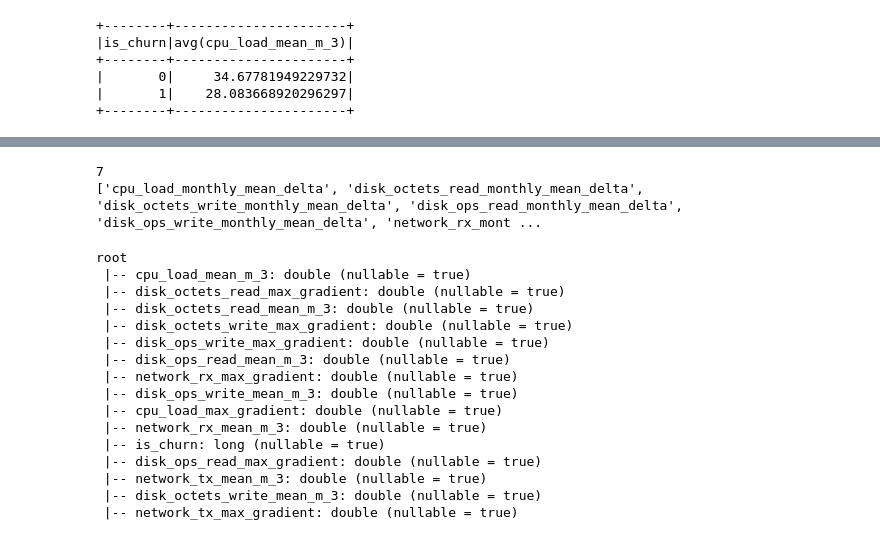
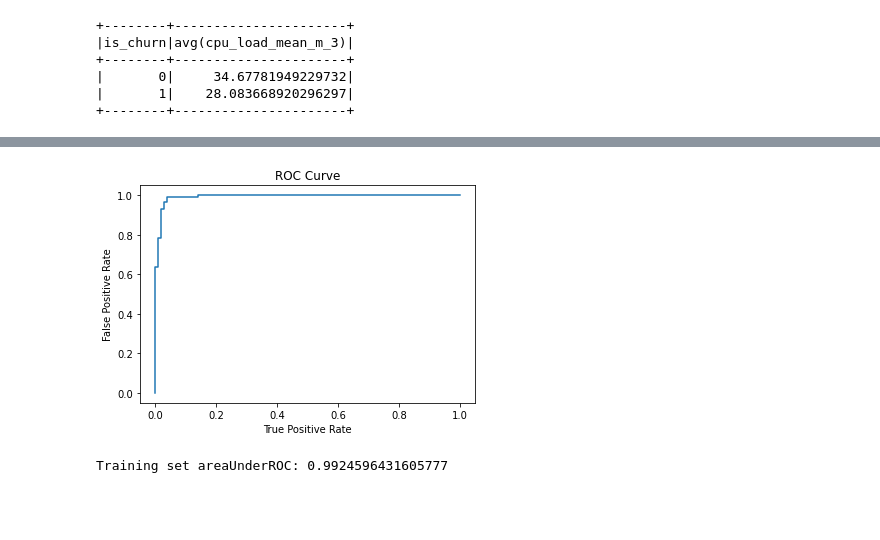
Before and after one commit to JacekPardyak/vps, a Jupyter notebook: pyspark.ipynb, the cells around one changed output, grey strips where cells are left out. Saved outputs shown, nothing was run; the diff lists cells and outputs as text; code cells hidden in the pictures; blank space fills up the shorter version.

```diff
--- a/pyspark.ipynb
+++ b/pyspark.ipynb
@@ -16,0 +5,4 @@ Successfully installed py4j-0.10.9 pyspark-3.1.2
+# %%
+!pip install pyspark
+from pyspark.sql import SparkSession
+spark = SparkSession.builder.appName('vps').getOrCreate()
@@ -303,35 +312,15 @@ for i in range(n):
-# %%
-correlated_features = []#set()
-correlation_matrix = numeric_data.corr()
-for i in range(len(correlation_matrix .columns)):
-    for j in range(i):
-        if abs(correlation_matrix.iloc[i, j]) > 0.8:
-            colname = correlation_matrix.columns[i]
-            correlated_features.append(colname)
-print(len(correlated_features))
-print(correlated_features)
-# %% [output]
-7
-['cpu_load_monthly_mean_delta', 'disk_octets_read_monthly_mean_delta', 'disk_octets_write_monthly_mean_delta', 'disk_ops_read_monthly_mean_delta', 'disk_ops_write_monthly_mean_delta', 'network_rx_mont ...
-# %%
-set(set(df.columns) - set(correlated_features))  - set(['id'])
-df = df.select(list(set(set(df.columns) - set(correlated_features))  - set(['id'])))
-cols = df.columns
-df.printSchema()
-# %% [output]
-root
- |-- cpu_load_mean_m_3: double (nullable = true)
- |-- disk_octets_read_max_gradient: double (nullable = true)
- |-- disk_octets_read_mean_m_3: double (nullable = true)
- |-- disk_octets_write_max_gradient: double (nullable = true)
- |-- disk_ops_write_max_gradient: double (nullable = true)
- |-- disk_ops_read_mean_m_3: double (nullable = true)
- |-- network_rx_max_gradient: double (nullable = true)
- |-- disk_ops_write_mean_m_3: double (nullable = true)
- |-- cpu_load_max_gradient: double (nullable = true)
- |-- network_rx_mean_m_3: double (nullable = true)
- |-- is_churn: long (nullable = true)
- |-- disk_ops_read_max_gradient: double (nullable = true)
- |-- network_tx_mean_m_3: double (nullable = true)
- |-- disk_octets_write_mean_m_3: double (nullable = true)
- |-- network_tx_max_gradient: double (nullable = true)
+# %%
+import matplotlib.pyplot as plt
+import numpy as np
+
+trainingSummary = model_rf.stages[2].summary
+roc = trainingSummary.roc.toPandas()
+plt.plot(roc['FPR'],roc['TPR'])
+plt.ylabel('False Positive Rate')
+plt.xlabel('True Positive Rate')
+plt.title('ROC Curve')
+plt.show()
+print('Training set areaUnderROC: ' + str(trainingSummary.areaUnderROC))
+# %% [output]
+[figure, added]
+Training set areaUnderROC: 0.9924596431605777
```
Also changed, not shown: parts of 39 cells of this notebook.
